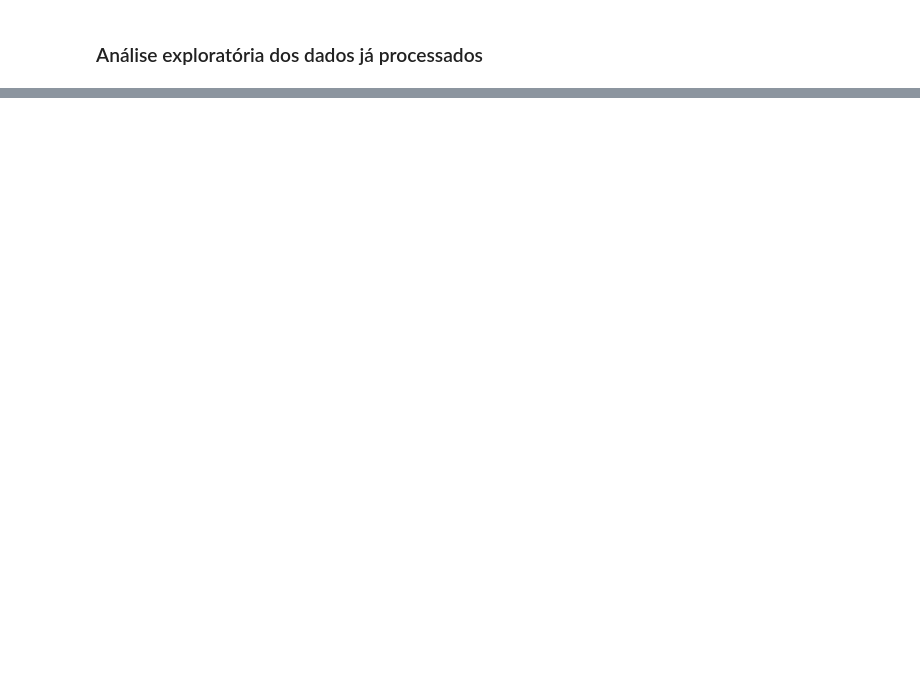
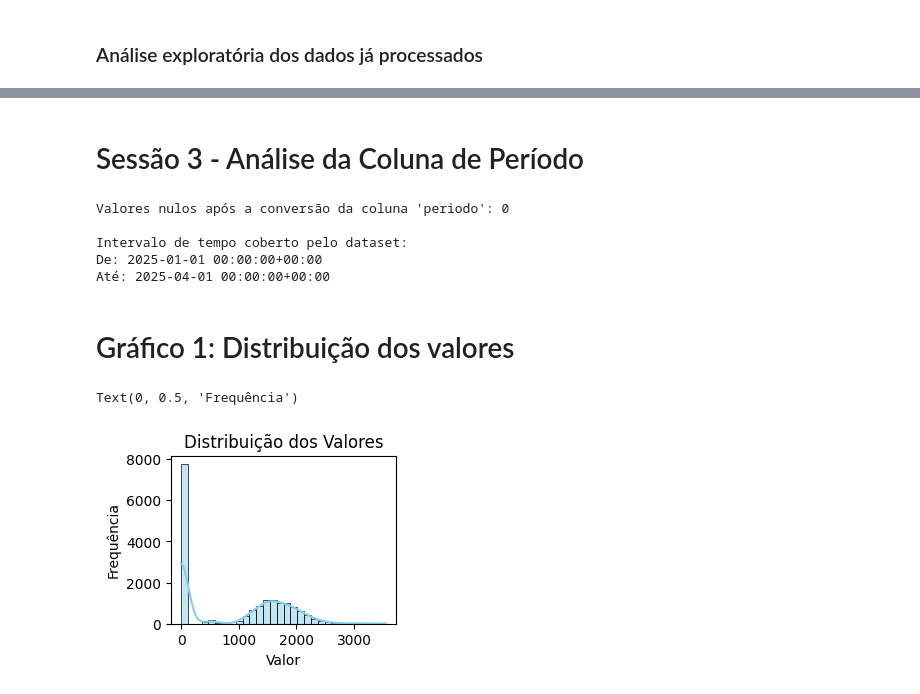
Before and after one commit to Imbob-Plataform/Sinapi-analysis, a Jupyter notebook: notebooks/02_analise_exploratoria.ipynb, the cells around one changed output, grey strips where cells are left out. Saved outputs shown, nothing was run; the diff lists cells and outputs as text; code cells hidden in the pictures; blank space fills up the shorter version.

```diff
--- a/notebooks/02_analise_exploratoria.ipynb
+++ b/notebooks/02_analise_exploratoria.ipynb
@@ -42,0 +86,27 @@ memory usage: 921.4+ KB
+# %% [markdown]
+# Sessão 3 - Análise da Coluna de Período
+# %%
+df['periodo_dt'] = pd.to_datetime(df['periodo'], errors='coerce')
+
+print("\nValores nulos após a conversão da coluna 'periodo':", df['periodo_dt'].isnull().sum())
+
+print("\nIntervalo de tempo coberto pelo dataset:")
+print("De:", df['periodo_dt'].min())
+print("Até:", df['periodo_dt'].max())
+# %% [output]
+Valores nulos após a conversão da coluna 'periodo': 0
+
+Intervalo de tempo coberto pelo dataset:
+De: 2025-01-01 00:00:00+00:00
+Até: 2025-04-01 00:00:00+00:00
+# %% [markdown]
+# Gráfico 1: Distribuição dos valores
+# %%
+plt.subplot(2,2,1)
+sns.histplot(df['valor'], bins=30, kde=True, color='skyblue')
+plt.title('Distribuição dos Valores')
+plt.xlabel('Valor')
+plt.ylabel('Frequência')
+# %% [output]
+Text(0, 0.5, 'Frequência')
+[figure, added]
```
Also changed, not shown: parts of 11 cells of this notebook, 4 other files.
